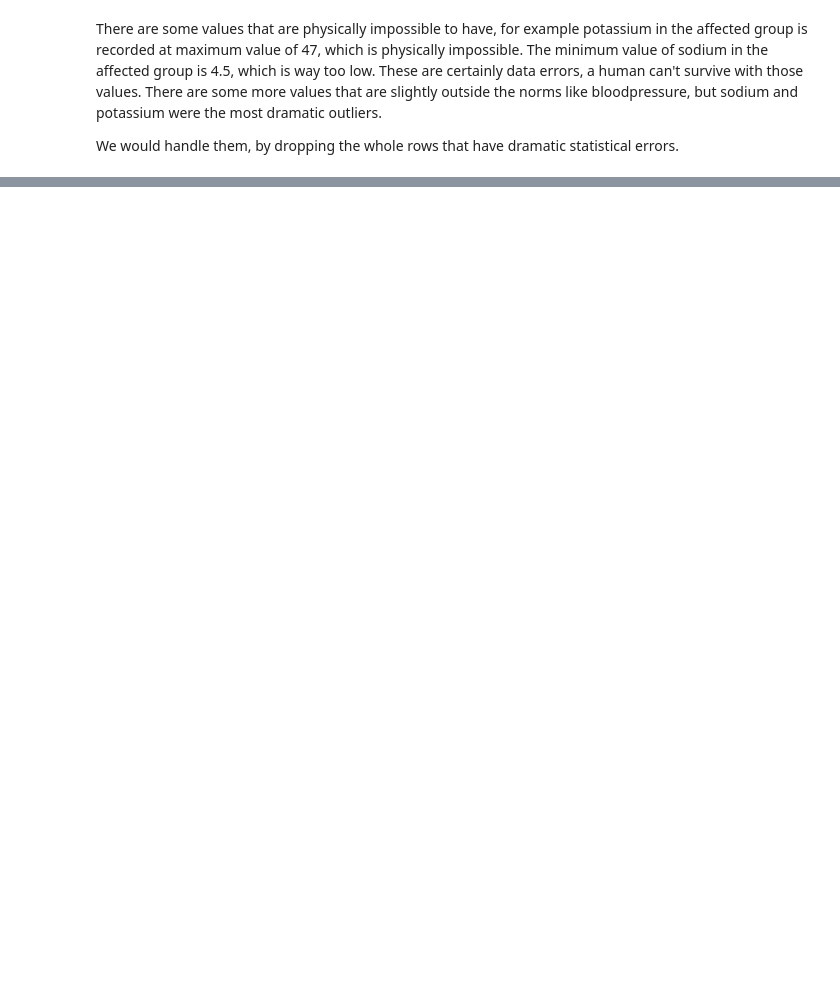
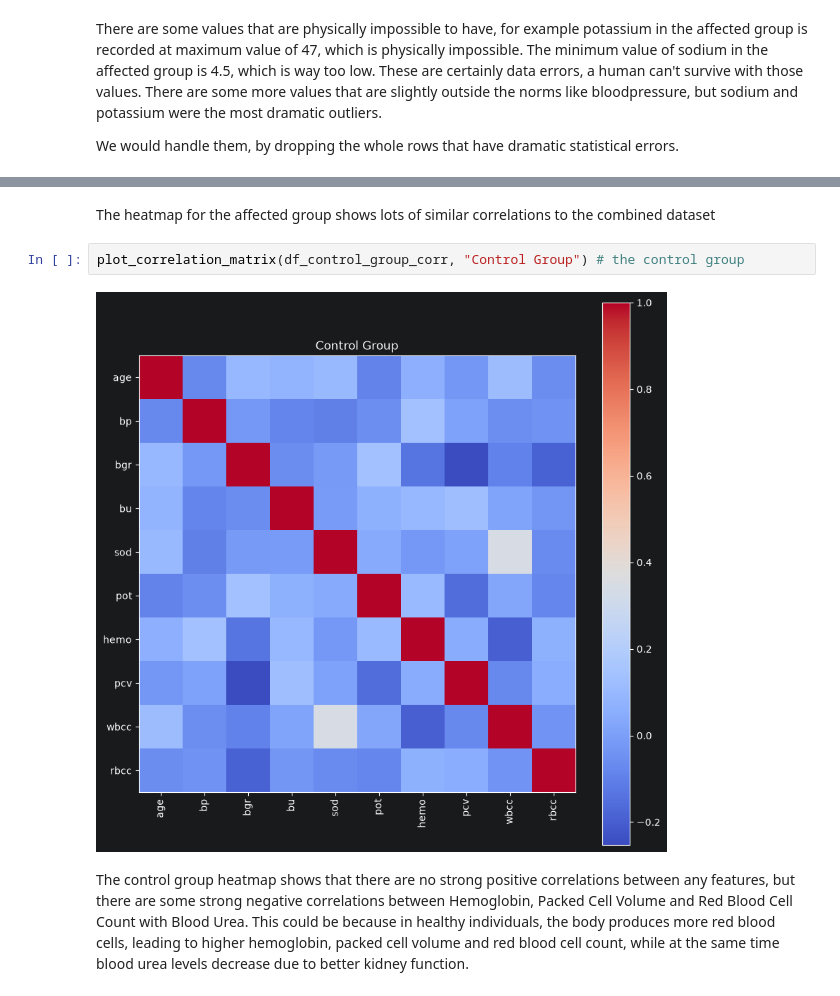
Before and after one commit to alekkiq/dkko-g2, a Jupyter notebook: assignments/mod_1_2.ipynb, the cells around one changed output, grey strips where cells are left out. Drawn from its saved outputs; the diff is of its cells as text; blank space fills up the shorter version.

```diff
--- a/assignments/mod_1_2.ipynb
+++ b/assignments/mod_1_2.ipynb
@@ -172,0 +199,8 @@ for aleksput
+# %% [markdown]
+The heatmap for the affected group shows lots of similar correlations to the combined dataset
+# %%
+plot_correlation_matrix(df_control_group_corr, "Control Group") # the control group
+# %% [output]
+[figure, added]
+# %% [markdown]
+The control group heatmap shows that there are no strong positive correlations between any features, but there are some strong negative correlations between Hemoglobin, Packed Cell Volume and Red Blood Cell Count with Blood Urea. This could be because in healthy individuals, the body produces more red blood cells, leading to higher hemoglobin, packed cell volume and red blood cell count, while at the same time blood urea levels decrease due to better kidney function.
```
Also changed, not shown: parts of 7 cells of this notebook.
